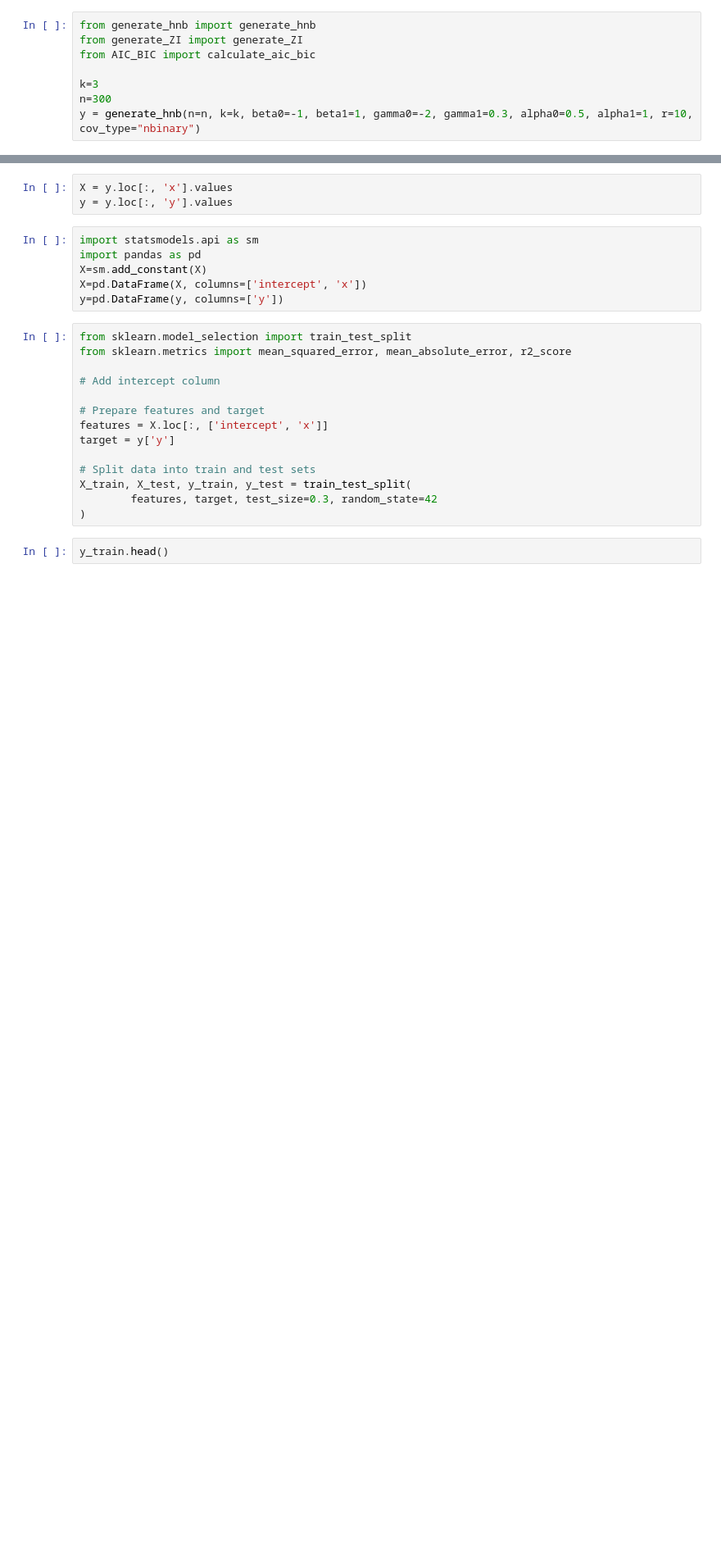
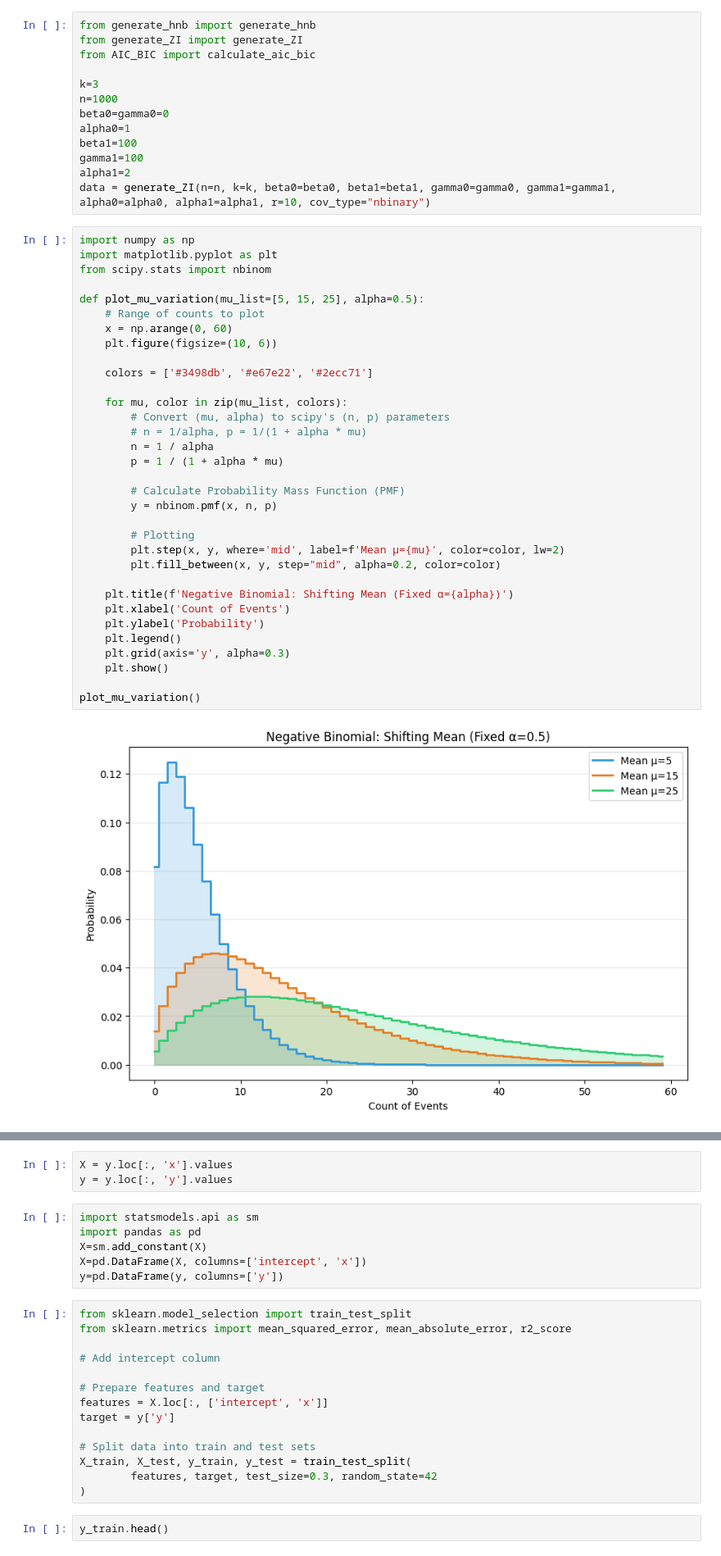
Before and after one commit to JPasindu/ResearchProjectMain, a Jupyter notebook: Final Simulation/simulation_01.ipynb, the cells around one changed output, grey strips where cells are left out. Shown at 82% size. Saved outputs shown, nothing was run; the diff lists cells and outputs as text; blank space fills up the shorter version.

```diff
--- a/Final Simulation/simulation_01.ipynb
+++ b/Final Simulation/simulation_01.ipynb
@@ -4,5 +4,45 @@ from generate_ZI import generate_ZI
 from AIC_BIC import calculate_aic_bic
 
 k=3
-n=300
-y = generate_hnb(n=n, k=k, beta0=-1, beta1=1, gamma0=-2, gamma1=0.3, alpha0=0.5, alpha1=1, r=10, cov_type="nbinary")
+n=1000
+beta0=gamma0=0
+alpha0=1
+beta1=100
+gamma1=100
+alpha1=2
+data = generate_ZI(n=n, k=k, beta0=beta0, beta1=beta1, gamma0=gamma0, gamma1=gamma1, alpha0=alpha0, alpha1=alpha1, r=10, cov_type="nbinary")
+# %%
+import numpy as np
+import matplotlib.pyplot as plt
+from scipy.stats import nbinom
+
+def plot_mu_variation(mu_list=[5, 15, 25], alpha=0.5):
+    # Range of counts to plot
+    x = np.arange(0, 60)
+    plt.figure(figsize=(10, 6))
+
+    colors = ['#3498db', '#e67e22', '#2ecc71']
+
+    for mu, color in zip(mu_list, colors):
+        # Convert (mu, alpha) to scipy's (n, p) parameters
+        # n = 1/alpha, p = 1/(1 + alpha * mu)
+        n = 1 / alpha
+        p = 1 / (1 + alpha * mu)
+
+        # Calculate Probability Mass Function (PMF)
+        y = nbinom.pmf(x, n, p)
+
+        # Plotting
+        plt.step(x, y, where='mid', label=f'Mean μ={mu}', color=color, lw=2)
+        plt.fill_between(x, y, step="mid", alpha=0.2, color=color)
+
+    plt.title(f'Negative Binomial: Shifting Mean (Fixed α={alpha})')
+    plt.xlabel('Count of Events')
+    plt.ylabel('Probability')
+    plt.legend()
+    plt.grid(axis='y', alpha=0.3)
+    plt.show()
+
+plot_mu_variation()
+# %% [output]
+[figure, added]
```
Also changed, not shown: parts of 15 cells of this notebook, 30 other files.
